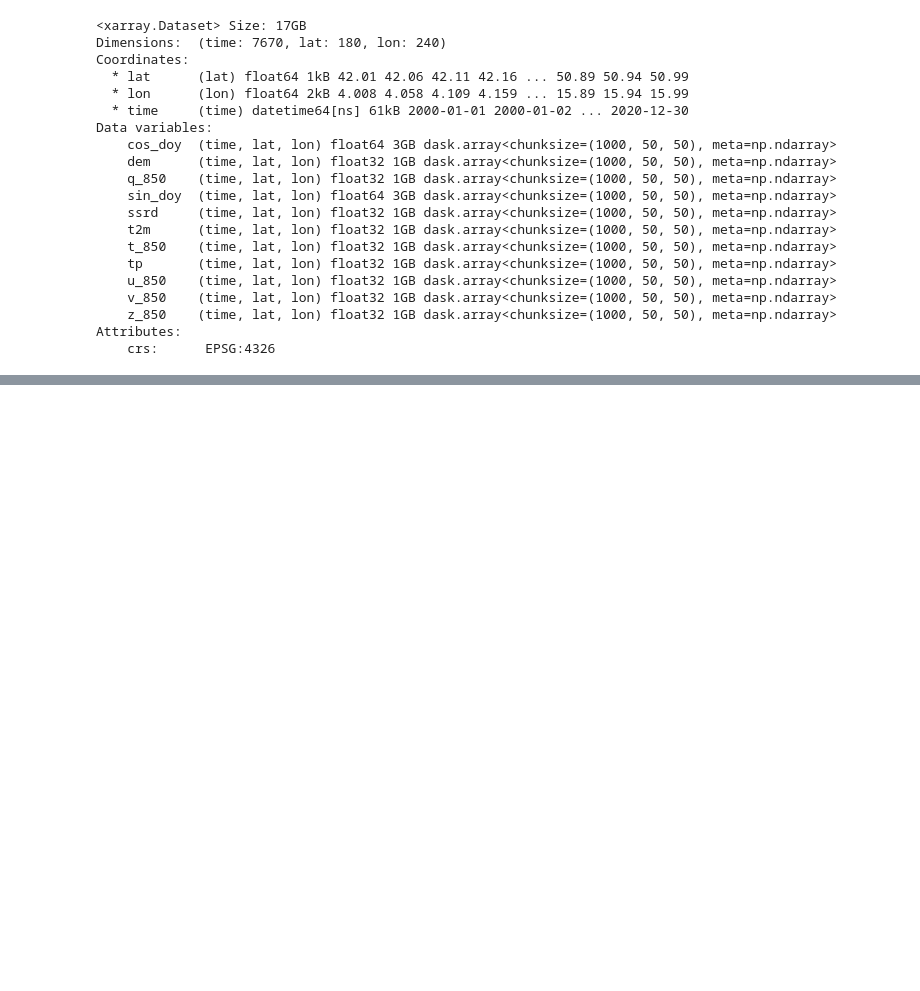
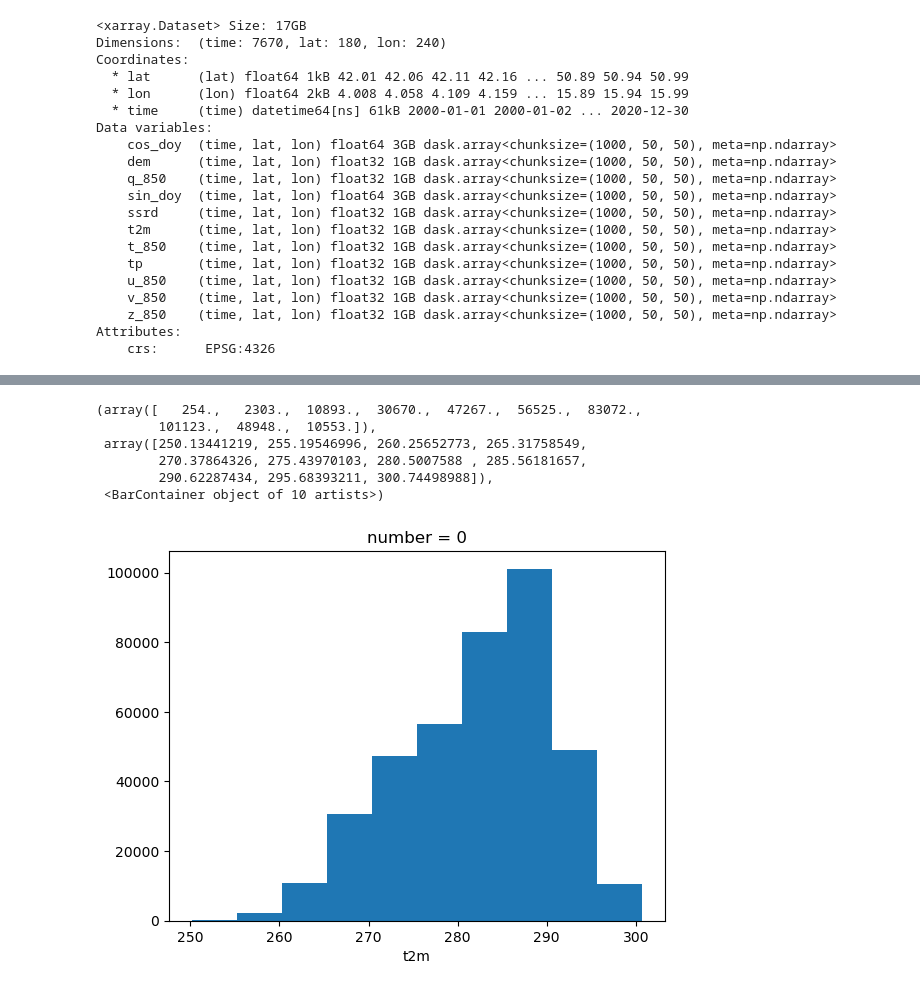
Before and after one commit to interTwin-eu/downScaleML, a Jupyter notebook: downscaleml/main/preprocessing/dem_reducer_SEAS5.ipynb, the cells around one changed output, grey strips where cells are left out. Drawn from its saved outputs; the diff is of its cells as text; code cells hidden in the pictures; blank space fills up the shorter version.

```diff
--- a/downscaleml/main/preprocessing/dem_reducer_SEAS5.ipynb
+++ b/downscaleml/main/preprocessing/dem_reducer_SEAS5.ipynb
@@ -905,0 +935,25 @@ Attributes:
+# %%
+from openeo.local import LocalConnection
+
+# Initialize the local connection
+local_conn = LocalConnection("./")
+
+# Define the STAC collection URL
+stac_item = f"https://stac.intertwin.fedcloud.eu/collections/SINGLE_LEVELS_DAILY_SEAS5_JANUARY_2022"
+
+# Specify the spatial extent (bounding box)
+# Specify the spatial extent (bounding box)
+spatial_extent = {
+    "west": 4,
+    "east": 16,
+    "south": 42,
+    "north": 51
+}
+
+# Load the data cube with specified parameters
+seas5_single = local_conn.load_stac(
+    url=stac_item,
+    spatial_extent=spatial_extent,
+).execute().to_dataset(dim='bands')
+
+seas5_single
@@ -905,0 +1010,2 @@ Attributes:
+# %%
+seas5_single["ssrd"] = seas5_single["ssrd"] * 86400
@@ -905,0 +1064,10 @@ Attributes:
+# %%
+seas5_single
+# %% [output]
+(array([   254.,   2303.,  10893.,  30670.,  47267.,  56525.,  83072.,
+        101123.,  48948.,  10553.]),
+ array([250.13441219, 255.19546996, 260.25652773, 265.31758549,
+        270.37864326, 275.43970103, 280.5007588 , 285.56181657,
+        290.62287434, 295.68393211, 300.74498988]),
+ <BarContainer object of 10 artists>)
+[figure, added]
```
Also changed, not shown: parts of 7 cells of this notebook, 9 other files.
